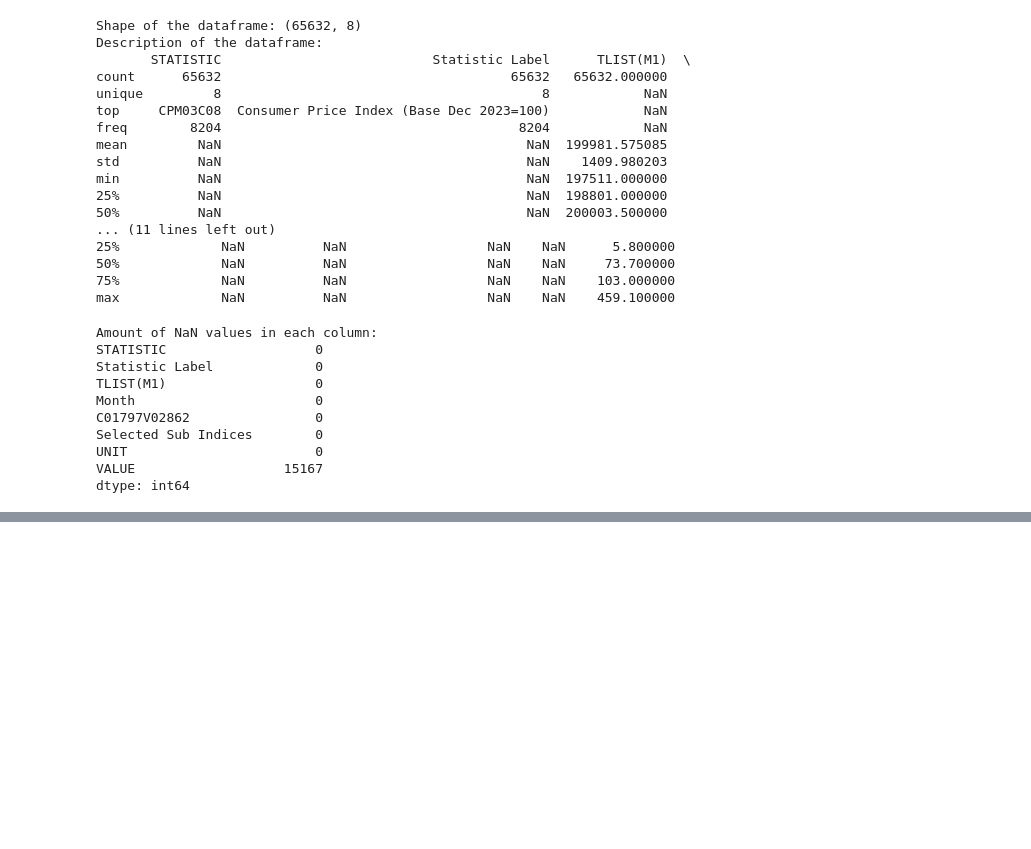
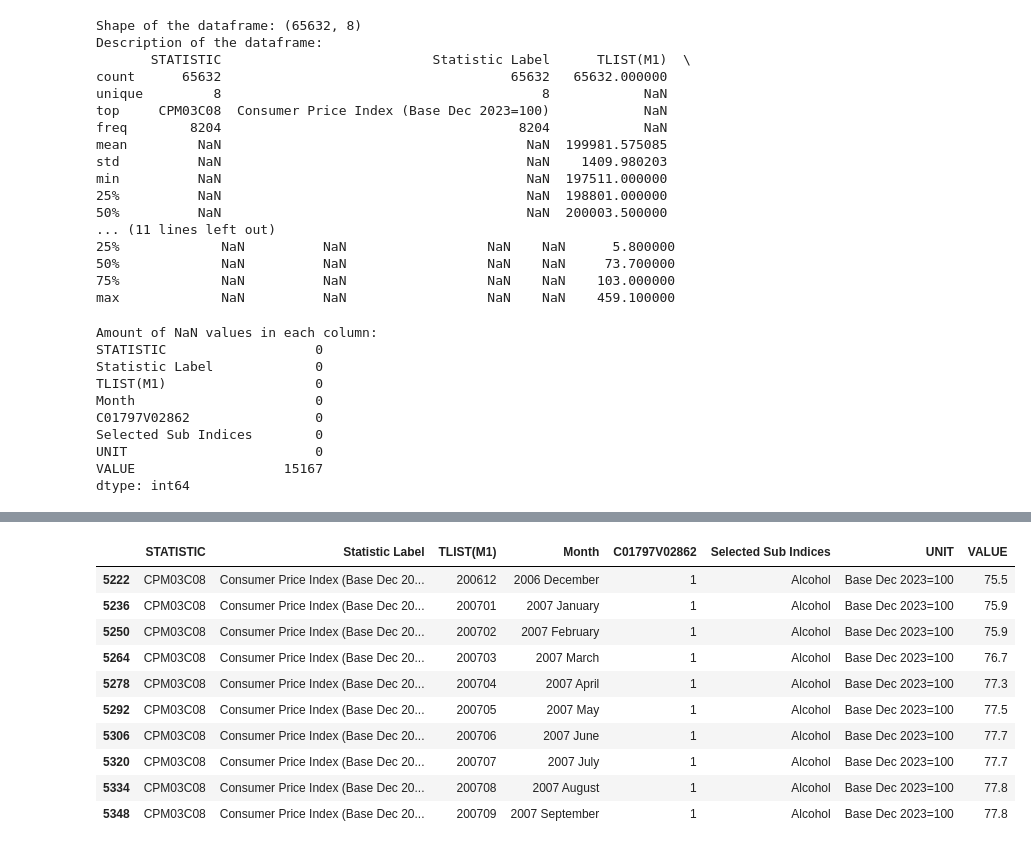
Before and after one commit to thestevenlol/DataSciML, a Jupyter notebook: cpi/main.ipynb, the cells around one changed output, grey strips where cells are left out. Drawn from its saved outputs; the diff is of its cells as text; code cells hidden in the pictures; blank space fills up the shorter version.

```diff
--- a/cpi/main.ipynb
+++ b/cpi/main.ipynb
@@ -61,24 +64,3 @@ Selected Sub Indices        0
 UNIT                        0
 VALUE                   15167
 dtype: int64
-# %%
-import numpy as np
-
-# Function to replace NaNs with the mean of the first and last occurrence before and after the list of NaNs
-def replace_nan_with_mean(df, column):
-    for i in range(len(df)):
-        if np.isnan(df[column].iloc[i]):
-            start = i - 1
-            while i < len(df) and np.isnan(df[column].iloc[i]):
-                i += 1
-            end = i
-            if start >= 0 and end < len(df):
-                mean_value = (df[column].iloc[start] + df[column].iloc[end]) / 2
-                df[column].iloc[start + 1:end] = mean_value
-    return df
-
-# Replace NaN values in the 'VALUE' column
-df_cpi = replace_nan_with_mean(df_cpi, 'VALUE')
-
-# Display the first few rows of the cleaned dataframe
-df_cpi.head(10)
@@ -96,0 +67,7 @@ df_cpi.head(10)
+# %%
+df_cpi = df_cpi.dropna()
+
+# Print the amount of NaN values in each column
+print("Amount of NaN values in each column:")
+print(df_cpi.isna().sum())
+print("Shape of the dataframe:", df_cpi.shape)
@@ -96,0 +86,18 @@ df_cpi.head(10)
+# %%
+# Get alcohol data
+
+# Filter the data for the 'Alcohol' sub-index
+alcohol_data = df_cpi[df_cpi['Selected Sub Indices'] == 'Alcohol']
+alcohol_data.head(10)
+# %% [output]
+|  | STATISTIC | Statistic Label | TLIST(M1) | Month | C01797V02862 | Selected Sub Indices | UNIT | VALUE |
+| 5222 | CPM03C08 | Consumer Price Index (Base Dec 20... | 200612 | 2006 December | 1 | Alcohol | Base Dec 2023=100 | 75.5 |
+| 5236 | CPM03C08 | Consumer Price Index (Base Dec 20... | 200701 | 2007 January | 1 | Alcohol | Base Dec 2023=100 | 75.9 |
+| 5250 | CPM03C08 | Consumer Price Index (Base Dec 20... | 200702 | 2007 February | 1 | Alcohol | Base Dec 2023=100 | 75.9 |
+| 5264 | CPM03C08 | Consumer Price Index (Base Dec 20... | 200703 | 2007 March | 1 | Alcohol | Base Dec 2023=100 | 76.7 |
+| 5278 | CPM03C08 | Consumer Price Index (Base Dec 20... | 200704 | 2007 April | 1 | Alcohol | Base Dec 2023=100 | 77.3 |
+| 5292 | CPM03C08 | Consumer Price Index (Base Dec 20... | 200705 | 2007 May | 1 | Alcohol | Base Dec 2023=100 | 77.5 |
+| 5306 | CPM03C08 | Consumer Price Index (Base Dec 20... | 200706 | 2007 June | 1 | Alcohol | Base Dec 2023=100 | 77.7 |
+| 5320 | CPM03C08 | Consumer Price Index (Base Dec 20... | 200707 | 2007 July | 1 | Alcohol | Base Dec 2023=100 | 77.7 |
+| 5334 | CPM03C08 | Consumer Price Index (Base Dec 20... | 200708 | 2007 August | 1 | Alcohol | Base Dec 2023=100 | 77.8 |
+| 5348 | CPM03C08 | Consumer Price Index (Base Dec 20... | 200709 | 2007 September | 1 | Alcohol | Base Dec 2023=100 | 77.8 |
```
Also changed, not shown: parts of 10 cells of this notebook.
